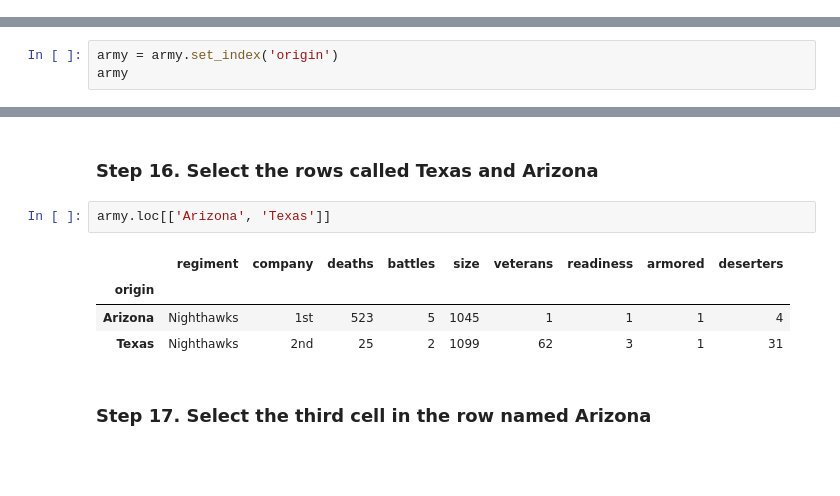
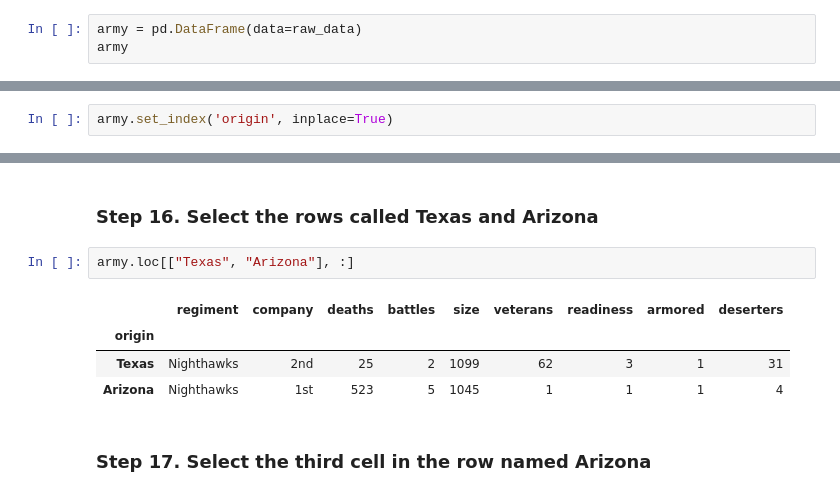
Before and after one commit to guipsamora/pandas_exercises, a Jupyter notebook: 02_Filtering_&_Sorting/Fictional Army/Exercise_with_solutions.ipynb, the cells around one changed output, grey strips where cells are left out. Saved outputs shown, nothing was run; the diff lists cells and outputs as text; blank space fills up the shorter version.

```diff
--- a/02_Filtering_&_Sorting/Fictional Army/Exercise_with_solutions.ipynb
+++ b/02_Filtering_&_Sorting/Fictional Army/Exercise_with_solutions.ipynb
@@ -32,0 +31,3 @@ army = pd.DataFrame(raw_data, columns = ['regiment', 'company', 'deaths', 'battl
+# %%
+army = pd.DataFrame(data=raw_data)
+army
@@ -33,5 +48,4 @@ army = pd.DataFrame(raw_data, columns = ['regiment', 'company', 'deaths', 'battl
 # %% [markdown]
 ### Step 4. Set the 'origin' colum as the index of the dataframe
 # %%
-army = army.set_index('origin')
-army
+army.set_index('origin', inplace=True)
@@ -213,12 +208,12 @@ army[(army['regiment'] != 'Dragoons')]
 # %% [markdown]
 ### Step 16. Select the rows called Texas and Arizona
 # %%
-army.loc[['Arizona', 'Texas']]
+army.loc[["Texas", "Arizona"], :]
 # %% [output]
 |  | regiment | company | deaths | battles | size | veterans | readiness | armored | deserters |
 | origin |  |  |  |  |  |  |  |  |  |
+| Texas | Nighthawks | 2nd | 25 | 2 | 1099 | 62 | 3 | 1 | 31 |
 | Arizona | Nighthawks | 1st | 523 | 5 | 1045 | 1 | 1 | 1 | 4 |
-| Texas | Nighthawks | 2nd | 25 | 2 | 1099 | 62 | 3 | 1 | 31 |
 # %% [markdown]
 ### Step 17. Select the third cell in the row named Arizona
 # %%
```
Also changed, not shown: parts of 17 cells of this notebook.
